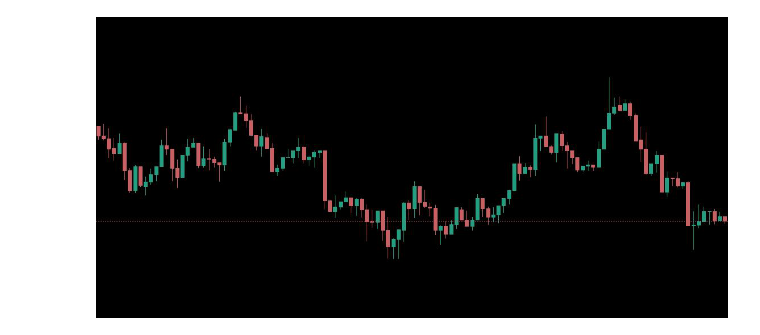
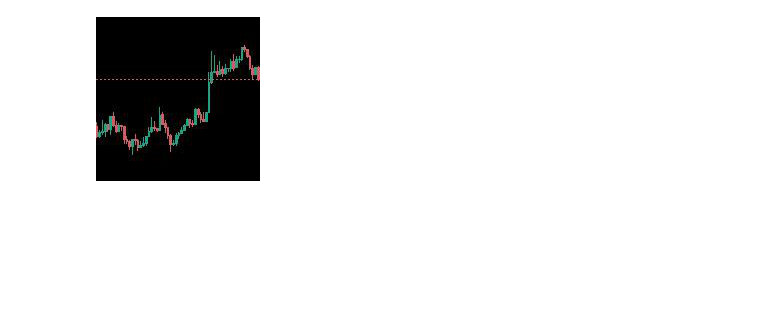
Before and after one commit to juff12/StockChartCNN, a Jupyter notebook: scripts/chart_data_cleaning.ipynb, the cells around one changed output. Cells and saved outputs as stored; diff of their text form; code cells hidden in the pictures; blank space fills up the shorter version.

```diff
--- a/scripts/chart_data_cleaning.ipynb
+++ b/scripts/chart_data_cleaning.ipynb
@@ -111,18 +127,18 @@ def apply_mask_seq(image, size=0, n_squares=0):
     new_image[y1:y2,x1:x2,:] = 0
     return new_image
 # %%
-temp_root = 'E:/repos/StockChartCNN/inputs/clean/crypto/images/btcusd/candle/15_minute/y_train/'
+temp_root = 'E:/repos/StockChartCNN/inputs/clean/crypto/images/btcusd/candle/1_hour/cropped/'
 dir = Path(temp_root)
 image_filenames = os.listdir(dir)
 
 # get the image
 sample_file = temp_root + image_filenames[0]
 sample_image = Image.open(sample_file)
 
 # show the image
 sample_image
 # %% [output]
-[figure, old version]
+[figure, new version]
 # %%
 # display v1 mask
 new_sample = apply_mask_v1(np.array(sample_image), size=0, n_squares=1)
```
Also changed, not shown: parts of 16 cells of this notebook, 7 other files.
